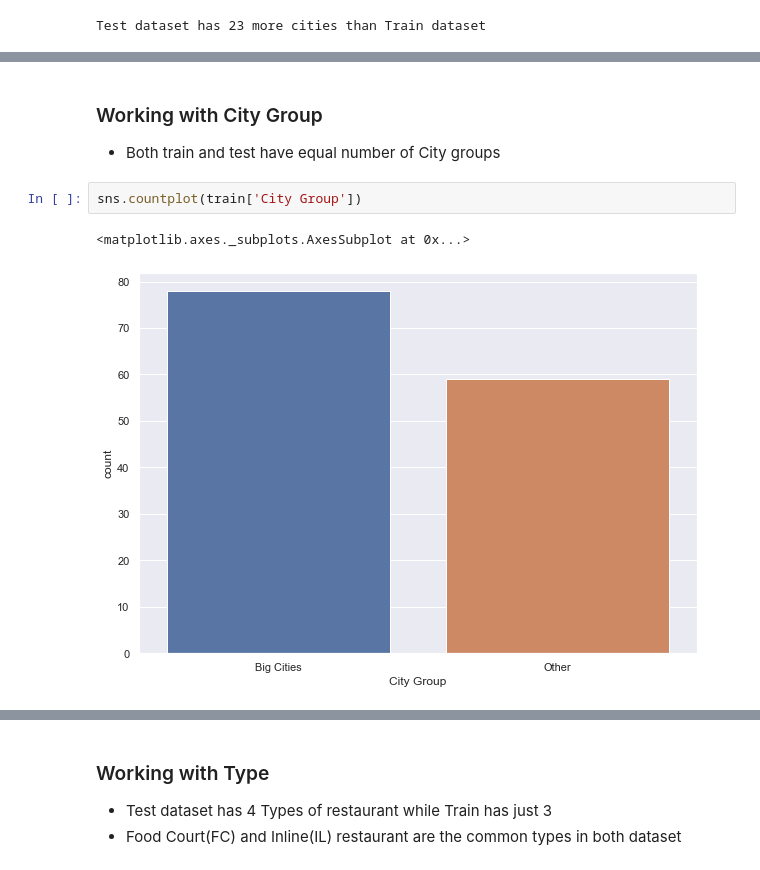
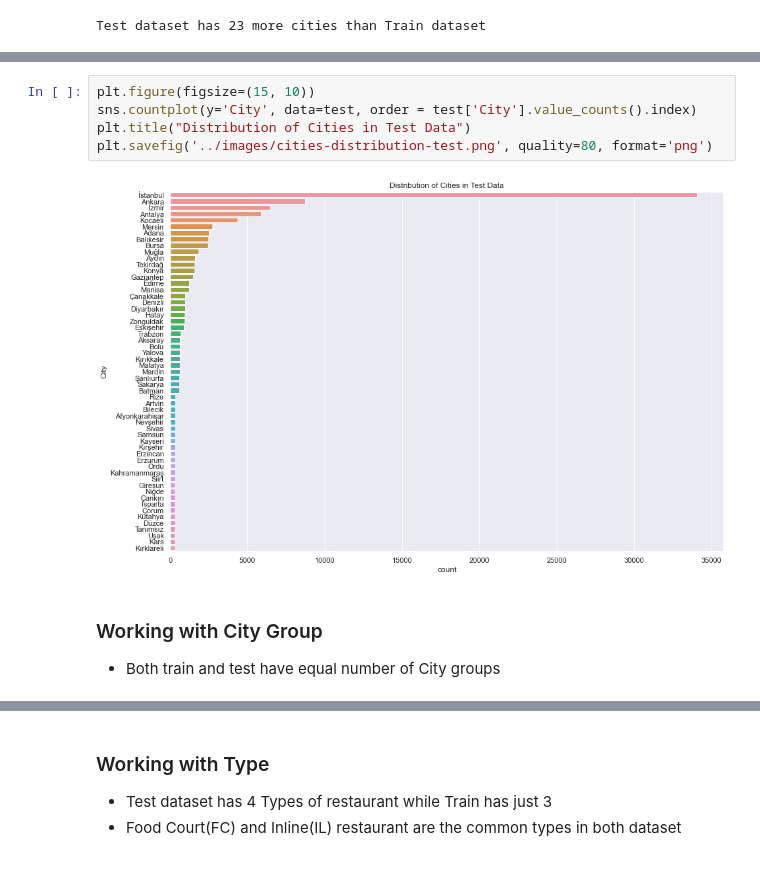
Before and after one commit to HamoyeHQ/stage-f-03-restaurant-sales, a Jupyter notebook: storytelling/Group 20 EDA.ipynb, the cells around one changed output, grey strips where cells are left out. Saved outputs shown, nothing was run; the diff lists cells and outputs as text.

```diff
--- a/storytelling/Group 20 EDA.ipynb
+++ b/storytelling/Group 20 EDA.ipynb
@@ -125,8 +129,10 @@ sns.countplot(y='City', data=test, order = test['City'].value_counts().index)
+# %%
+plt.figure(figsize=(15, 10))
+sns.countplot(y='City', data=test, order = test['City'].value_counts().index)
+plt.title("Distribution of Cities in Test Data")
+plt.savefig('../images/cities-distribution-test.png', quality=80, format='png')
+# %% [output]
+[figure, added]
 # %% [markdown]
 ### Working with City Group
 * Both train and test have equal number of City groups
-# %%
-sns.countplot(train['City Group'])
-# %% [output]
-<matplotlib.axes._subplots.AxesSubplot at 0x...>
-[figure, removed]
```
Also changed, not shown: parts of 22 cells of this notebook, 12 other files.
